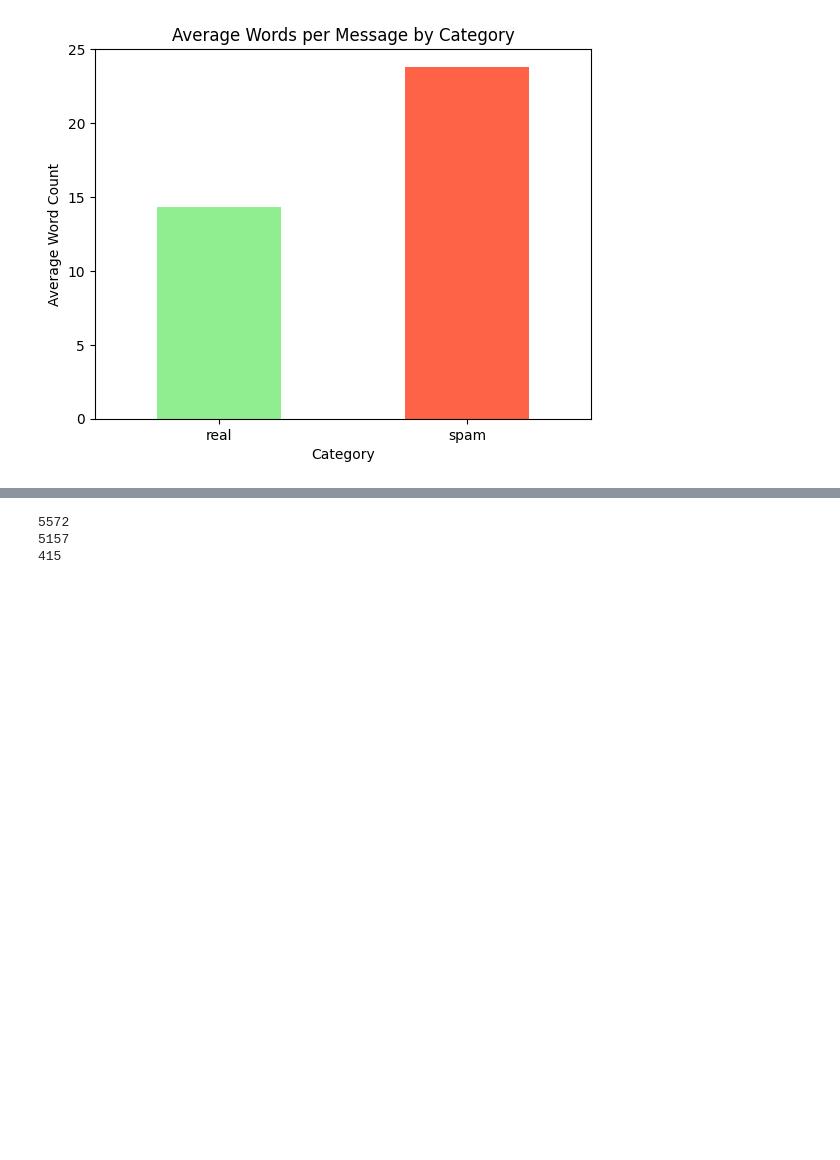
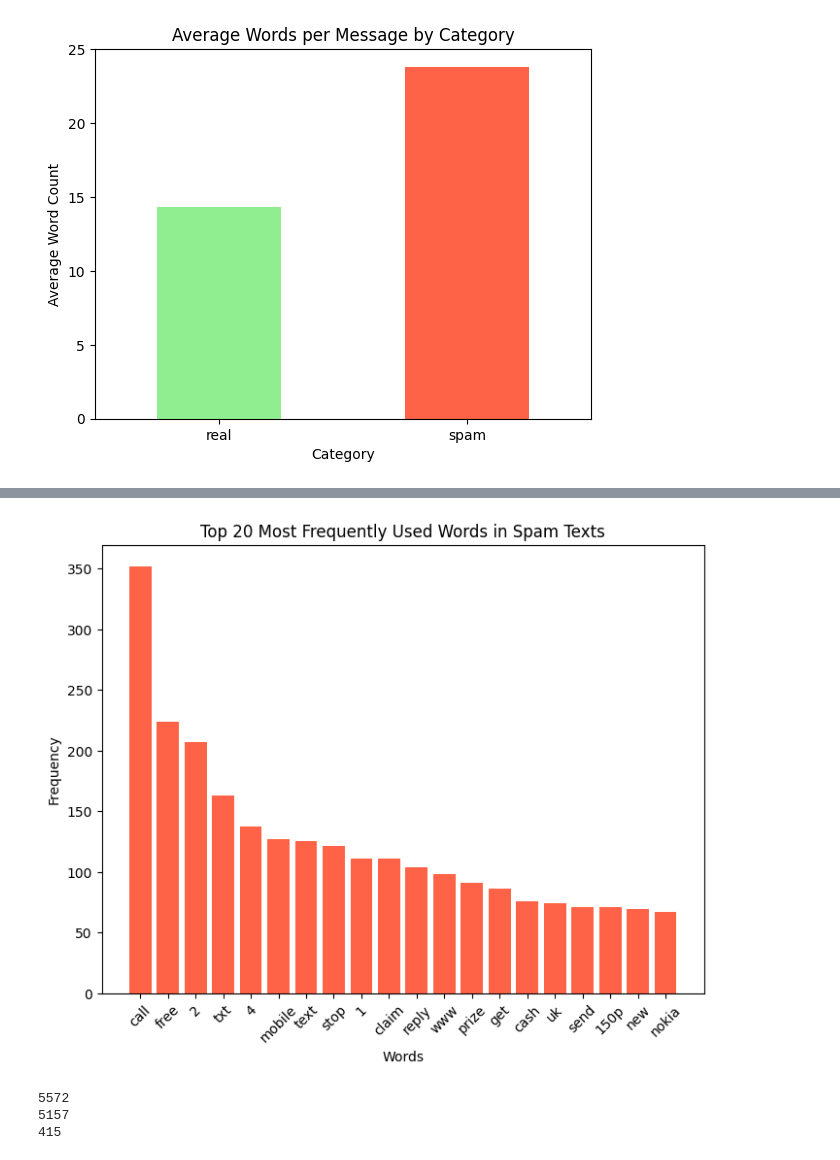
Before and after one commit to phipyao/ds4002-project-1, a Jupyter notebook: SCRIPTS/code.ipynb, the cells around one changed output, grey strips where cells are left out. Drawn from its saved outputs; the diff is of its cells as text; code cells hidden in the pictures; blank space fills up the shorter version.

Commit message:
Removed stopwords in frequency graphs

```diff
--- a/SCRIPTS/code.ipynb
+++ b/SCRIPTS/code.ipynb
@@ -119,0 +86,72 @@ plt.show()
+# %%
+from collections import Counter
+import re
+# Download the stopwords from nltk
+nltk.download('stopwords')
+stop_words = set(stopwords.words('english'))
+
+# added stopwords not included in the nltk package
+stop_words.update([
+    "aint", "arent", "cant","can't", "cannot","couldnt", "didnt", "doesnt", "dont", "doin","gonna","going to",
+    "hadnt", "hasnt", "havent", "hed", "hell", "hes", "howd",
+    "hows", "id", "ill", "im", "ive", "i'm","i'll","i've","isnt", "itd", "itll",
+    "its", "lets", "mightnt", "mightve", "mustnt", "shed", "shell",
+    "shes", "shouldve", "shouldnt", "thatd", "thats", "thered",
+    "theres", "theyd", "theyll", "theyre", "theyve", "wed",
+    "well", "were", "weve", "werent", "whatd", "whats", "whens",
+    "whered", "wheres", "whod", "whos", "whyd", "whys", "wont",
+    "wouldnt", "youd", "youll", "youre", "youve", "absolutely",
+    "actually", "again", "almost", "already", "also", "although",
+    "always", "another", "anyhow", "anyone", "anything", "anyway",
+    "anywhere", "apparently", "approximately", "available",
+    "because", "become", "becomes", "became", "beforehand",
+    "beside", "besides", "better", "beyond", "briefly", "certainly",
+    "consequently", "considering", "definitely", "despite",
+    "during", "especially", "essentially", "exactly", "except",
+    "furthermore", "generally", "hence", "however", "including",
+    "indeed", "instead", "latter", "latterly", "least", "less",
+    "likely", "mainly", "meanwhile", "merely", "moreover", "namely",
+    "nevertheless", "nonetheless", "normally", "notwithstanding",
+    "obviously", "occasionally", "particularly", "perhaps",
+    "possible", "possibly", "presumably", "previously", "probably",
+    "provided", "rather", "regarding", "secondly", "seriously",
+    "similarly", "since", "somehow", "someone", "something",
+    "somewhere", "subsequently", "surely", "thereafter",
+    "thereby", "therefore", "therein", "thereof", "theres",
+    "thereupon","theyll","theyre","thirdly", "though", "throughout", "together",
+    "unless", "unlike","ur","ure","u","urself","youre","ü", "usually", "whatever", "whenever",
+    "whereas", "whereupon", "wherever", "whether", "widespread",
+    "without"])
+
+data=pd.read_csv('../DATA/spam.csv')
+spam_messages = data[data['Category'] == 'spam']['Message']
+
+
+def clean_and_tokenize(text):
+    text = re.sub(r'\W+', ' ', text)  # Remove non-word characters
+    words = text.lower().split()  # Convert to lowercase and split into words
+    filtered_words = [word for word in words if word.lower() not in stop_words]
+    return filtered_words
+
+# Tokenize all spam messages and count word frequency
+all_words = []
+for message in spam_messages:
+    all_words.extend(clean_and_tokenize(message))
+
+word_counts = Counter(all_words)
+
+# Get the top 10 most common words
+top_20_words = word_counts.most_common(20)
+
+# Separate words and their frequencies for plotting
+words, frequencies = zip(*top_20_words)
+
+# Create a bar chart
+plt.figure(figsize=(8,6))
+plt.bar(words, frequencies, color='tomato')
+plt.title('Top 20 Most Frequently Used Words in Spam Texts')
+plt.xlabel('Words')
+plt.ylabel('Frequency')
+plt.xticks(rotation=45)  # Rotate x labels for better readability
+plt.show()
+# %% [output]
@@ -120,3 +160,4 @@ plt.show()
+[figure, added]
 # %%
 duplicate_emails = len(data) - data['Message'].nunique()
 print(len(data))
```
Also changed, not shown: parts of 4 cells of this notebook.
